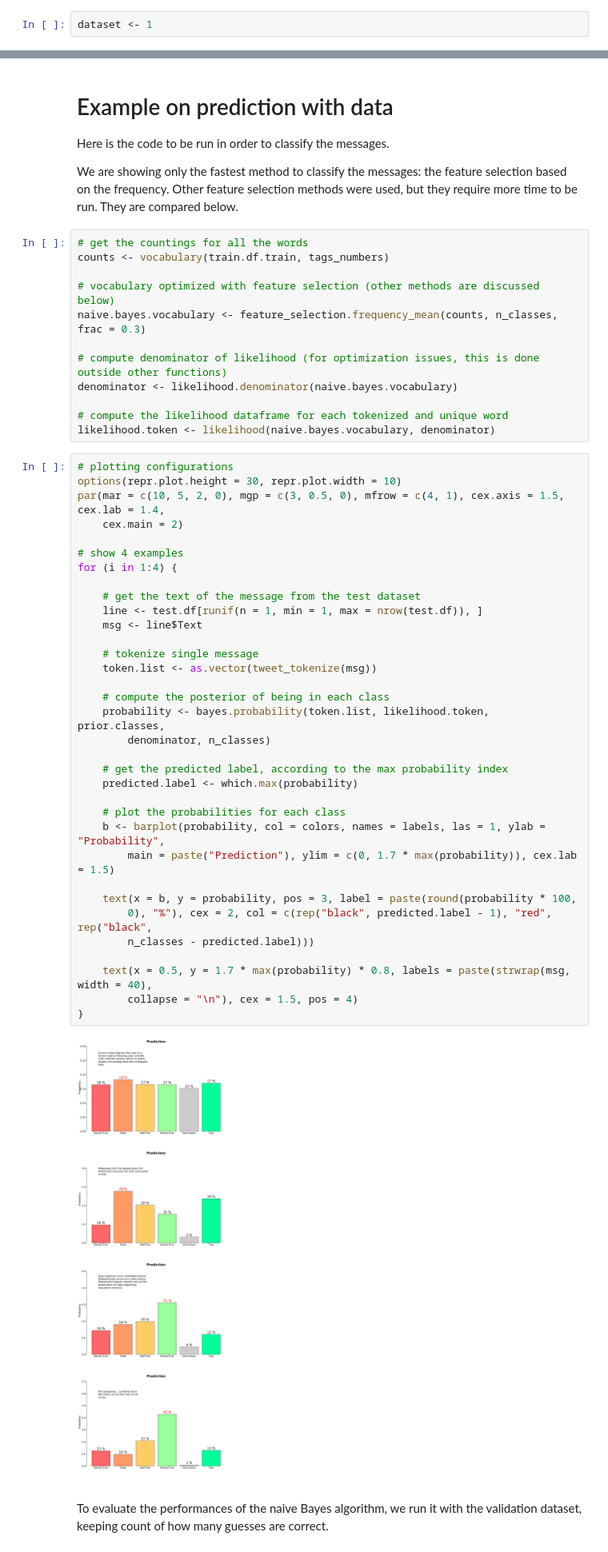
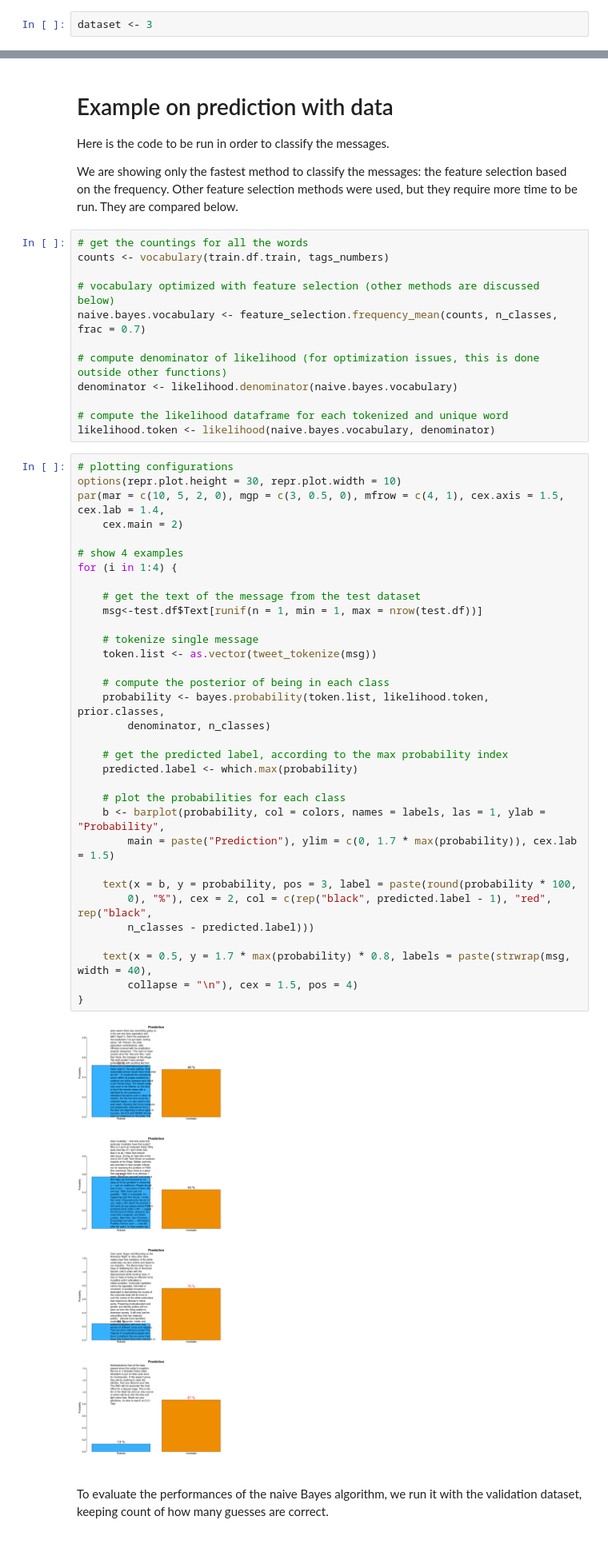
Before and after one commit to tommaso-bertola/falsehoods-sieve, a Jupyter notebook: falsehood_sieve-runnable.ipynb, the cells around one changed output, grey strips where cells are left out. Shown at 80% size. Saved outputs shown, nothing was run; the diff lists cells and outputs as text.

```diff
--- a/falsehood_sieve-runnable.ipynb
+++ b/falsehood_sieve-runnable.ipynb
@@ -30,7 +12,7 @@ We decide which dataset to analyze based on the variable `dataset`.
 - `3` corresponds to `fake-news` dataset
 - `4` corresponds to `fake-news` dataset, but focusing on titles
 # %%
-dataset <- 1
+dataset <- 3
 # %%
 # possible paths for the 2 datasets
 
@@ -232,7 +228,7 @@ Other feature selection methods were used, but they require more time to be run.
 counts <- vocabulary(train.df.train, tags_numbers)
 
 # vocabulary optimized with feature selection (other methods are discussed below)
-naive.bayes.vocabulary <- feature_selection.frequency_mean(counts, n_classes, frac = 0.3)
+naive.bayes.vocabulary <- feature_selection.frequency_mean(counts, n_classes, frac = 0.7)
 
 # compute denominator of likelihood (for optimization issues, this is done outside other functions)
 denominator <- likelihood.denominator(naive.bayes.vocabulary)
@@ -245,36 +241,35 @@ options(repr.plot.height = 30, repr.plot.width = 10)
 par(mar = c(10, 5, 2, 0), mgp = c(3, 0.5, 0), mfrow = c(4, 1), cex.axis = 1.5, cex.lab = 1.4,
     cex.main = 2)
 
 # show 4 examples
 for (i in 1:4) {
 
     # get the text of the message from the test dataset
-    line <- test.df[runif(n = 1, min = 1, max = nrow(test.df)), ]
-    msg <- line$Text
+    msg<-test.df$Text[runif(n = 1, min = 1, max = nrow(test.df))]
 
     # tokenize single message
     token.list <- as.vector(tweet_tokenize(msg))
 
     # compute the posterior of being in each class
     probability <- bayes.probability(token.list, likelihood.token, prior.classes,
         denominator, n_classes)
 
     # get the predicted label, according to the max probability index
     predicted.label <- which.max(probability)
 
     # plot the probabilities for each class
     b <- barplot(probability, col = colors, names = labels, las = 1, ylab = "Probability",
         main = paste("Prediction"), ylim = c(0, 1.7 * max(probability)), cex.lab = 1.5)
 
     text(x = b, y = probability, pos = 3, label = paste(round(probability * 100,
         0), "%"), cex = 2, col = c(rep("black", predicted.label - 1), "red", rep("black",
         n_classes - predicted.label)))
 
     text(x = 0.5, y = 1.7 * max(probability) * 0.8, labels = paste(strwrap(msg, width = 40),
         collapse = "\n"), cex = 1.5, pos = 4)
 }
 # %% [output]
-[figure, old version]
+[figure, new version]
 # %% [markdown]
 To evaluate the performances of the naive Bayes algorithm, we run it with the validation dataset, keeping count of how many guesses are correct.
 # %%
```
Also changed, not shown: parts of 7 cells of this notebook.
